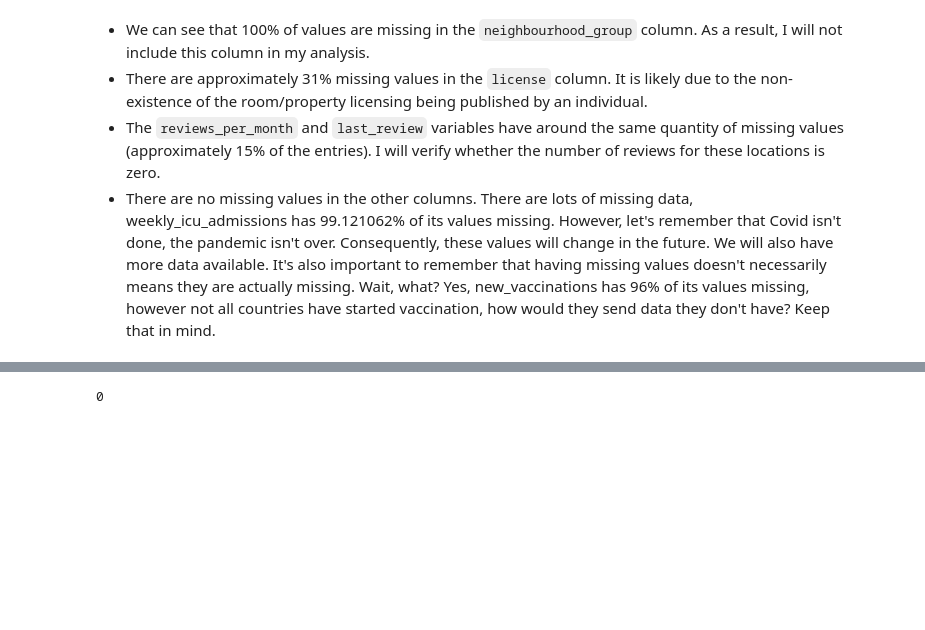
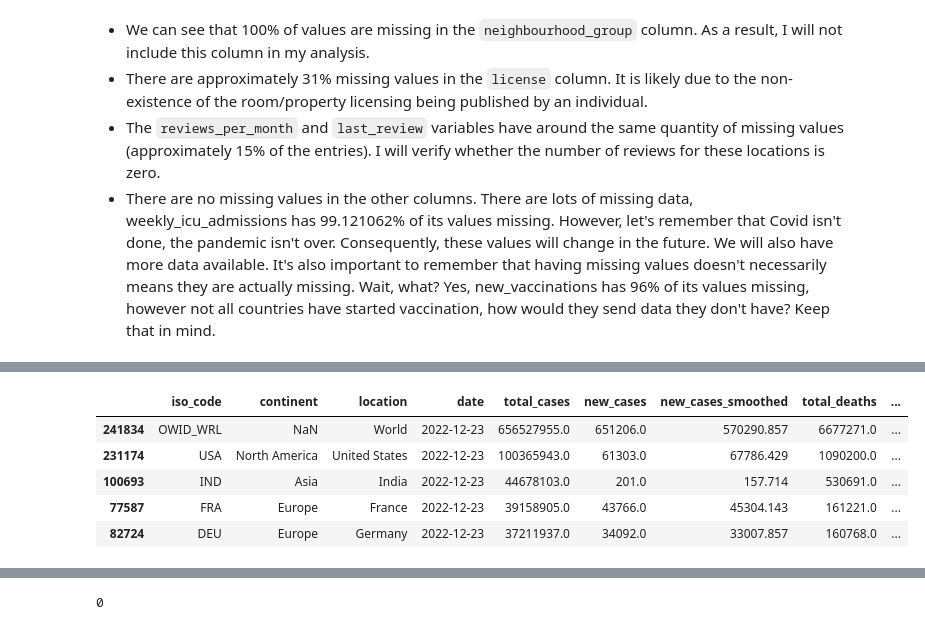
Before and after one commit to Mdrsilva/Covid-19_Data_Analysis, a Jupyter notebook: Covid_19_Data_Analysis.ipynb, the cells around one changed output, grey strips where cells are left out. Saved outputs shown, nothing was run; the diff lists cells and outputs as text; code cells hidden in the pictures; blank space fills up the shorter version.

```diff
--- a/Covid_19_Data_Analysis.ipynb
+++ b/Covid_19_Data_Analysis.ipynb
@@ -275,0 +333,10 @@ Keep that in mind.
+# %%
+# Countries with highest number of cases on Dec 23rd, 2022
+df_clean.loc[df_clean.date == '2022-12-23'].sort_values(by="total_cases", ascending=False).head()
+# %% [output]
+|  | iso_code | continent | location | date | total_cases | new_cases | new_cases_smoothed | total_deaths | ... |
+| 241834 | OWID_WRL | NaN | World | 2022-12-23 | 656527955.0 | 651206.0 | 570290.857 | 6677271.0 | ... |
+| 231174 | USA | North America | United States | 2022-12-23 | 100365943.0 | 61303.0 | 67786.429 | 1090200.0 | ... |
+| 100693 | IND | Asia | India | 2022-12-23 | 44678103.0 | 201.0 | 157.714 | 530691.0 | ... |
+| 77587 | FRA | Europe | France | 2022-12-23 | 39158905.0 | 43766.0 | 45304.143 | 161221.0 | ... |
+| 82724 | DEU | Europe | Germany | 2022-12-23 | 37211937.0 | 34092.0 | 33007.857 | 160768.0 | ... |
```
Also changed, not shown: parts of 53 cells of this notebook.
